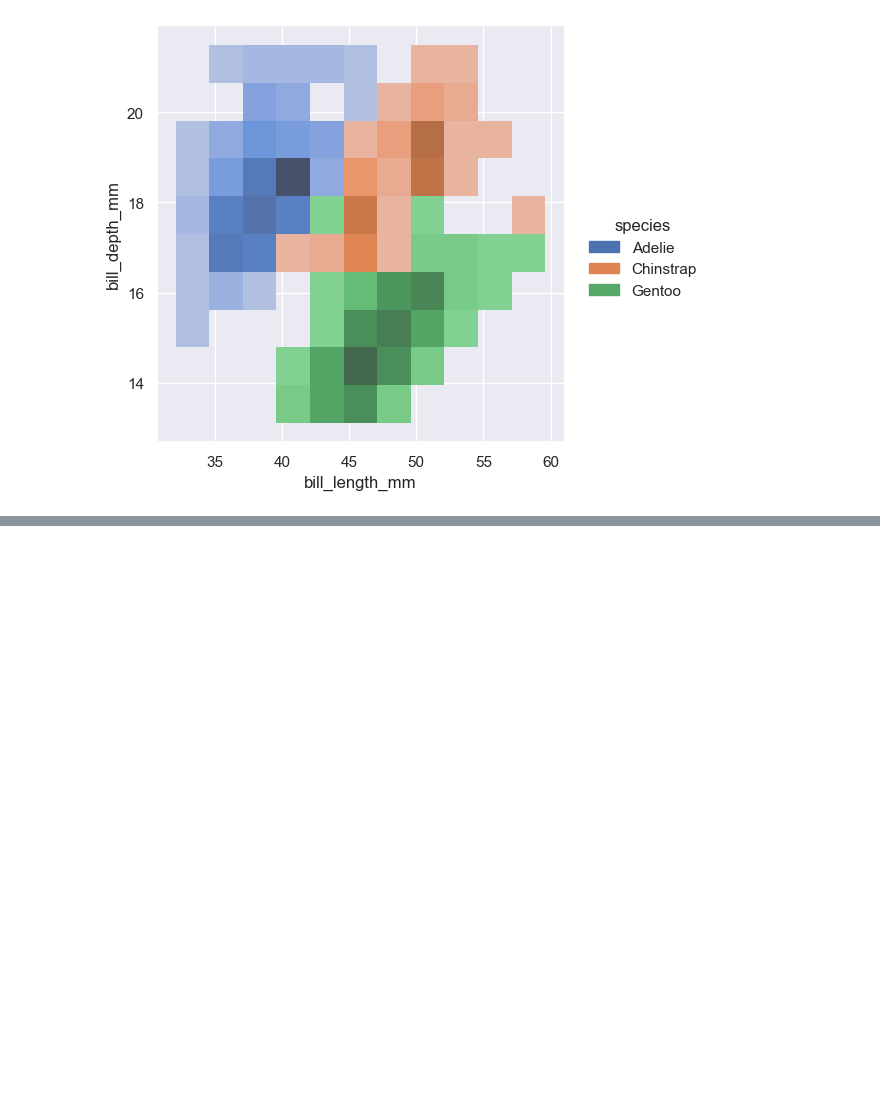
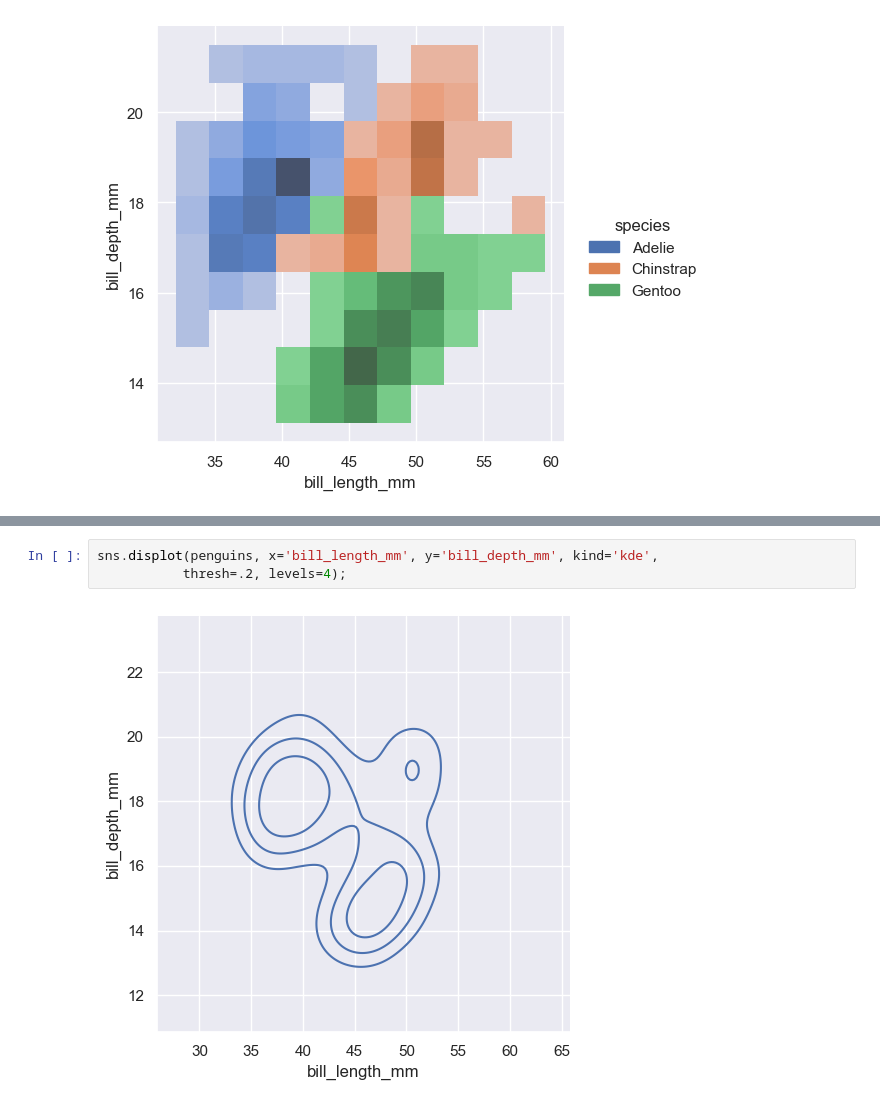
Before and after one commit to kjmn1105/Seaborn-Tuorial, a Jupyter notebook: 07_Plotting functions (2).ipynb, the cells around one changed output, grey strips where cells are left out. Drawn from its saved outputs; the diff is of its cells as text; blank space fills up the shorter version.

```diff
--- a/07_Plotting functions (2).ipynb
+++ b/07_Plotting functions (2).ipynb
@@ -282,0 +302,5 @@ sns.displot(penguins, x='bill_length_mm', y='bill_depth_mm', hue='species');
+# %%
+sns.displot(penguins, x='bill_length_mm', y='bill_depth_mm', kind='kde',
+           thresh=.2, levels=4);
+# %% [output]
+[figure, added]
```
Also changed, not shown: parts of 13 cells of this notebook.
